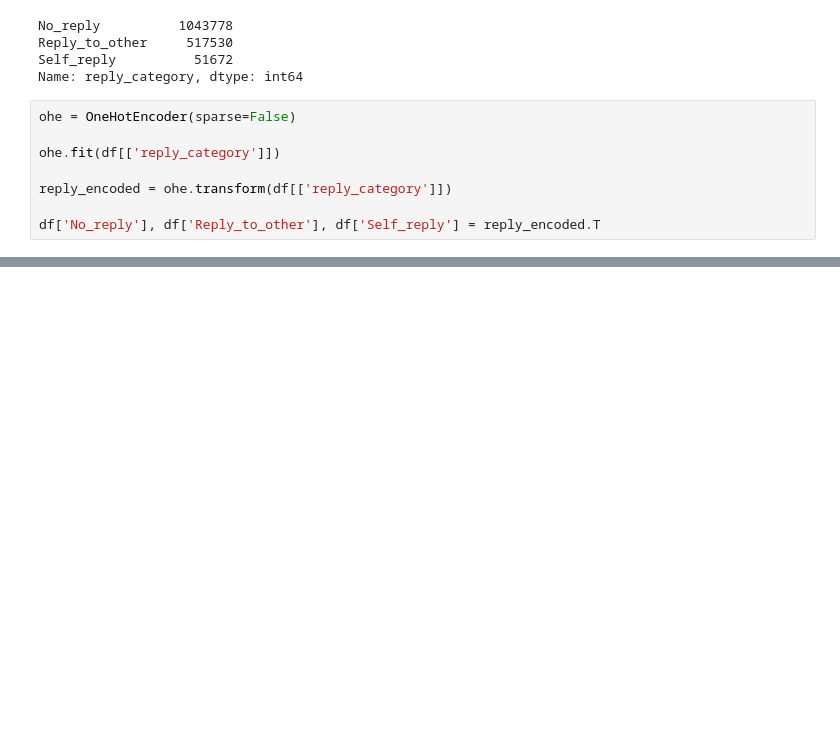
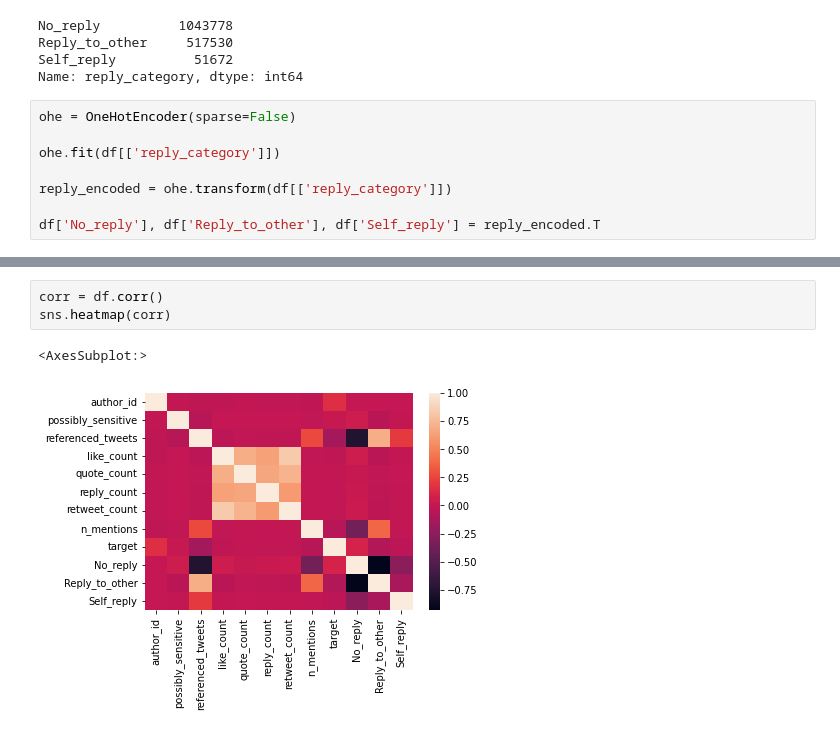
Before and after one commit to famagal/Twitter_bot_detection_713, a Jupyter notebook: notebooks/clemens_tweets_exploratory_analysis_scaling.ipynb, the cells around one changed output, grey strips where cells are left out. Saved outputs shown, nothing was run; the diff lists cells and outputs as text; blank space fills up the shorter version.

```diff
--- a/notebooks/clemens_exploratory_analysis.ipynb
+++ b/notebooks/clemens_tweets_exploratory_analysis_scaling.ipynb
@@ -222,0 +253,6 @@ df.head()
+# %%
+corr = df.corr()
+sns.heatmap(corr)
+# %% [output]
+<AxesSubplot:>
+[figure, added]
```
Also changed, not shown: parts of 3 cells of this notebook, 1 other file.
